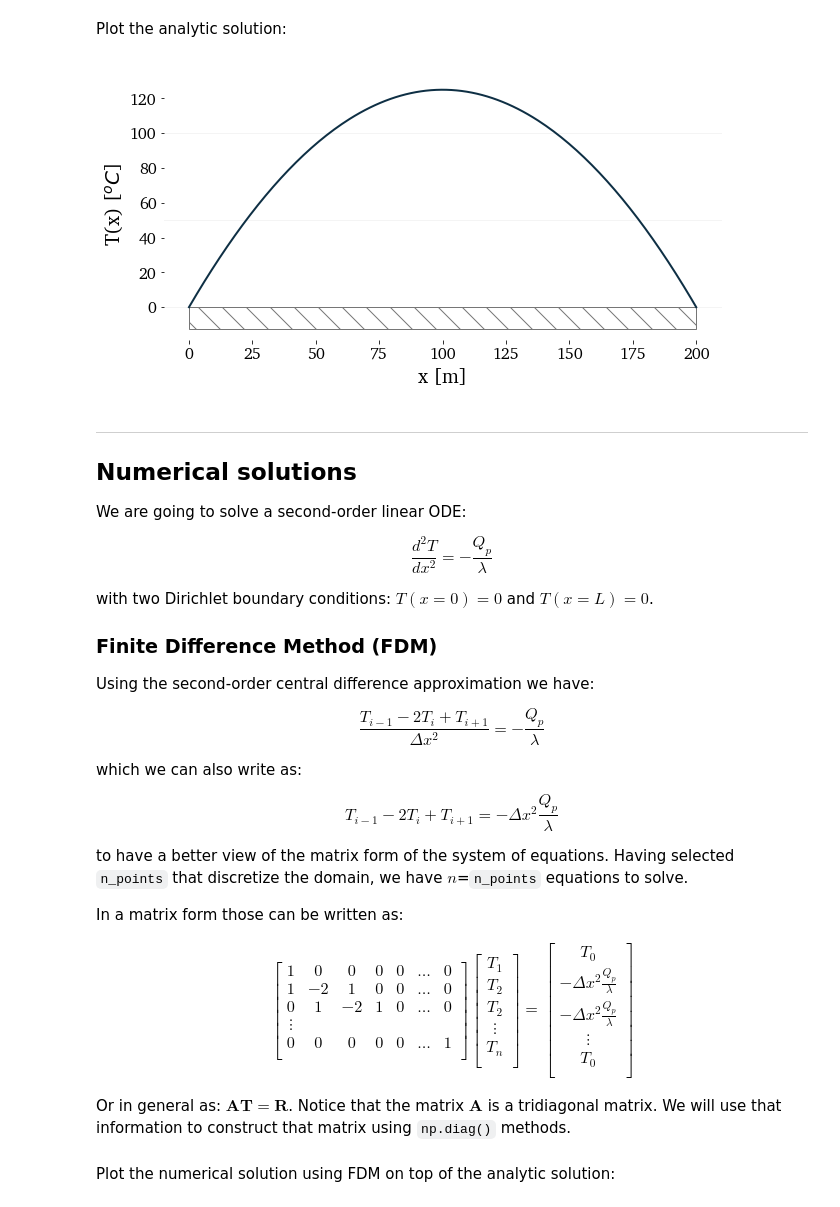
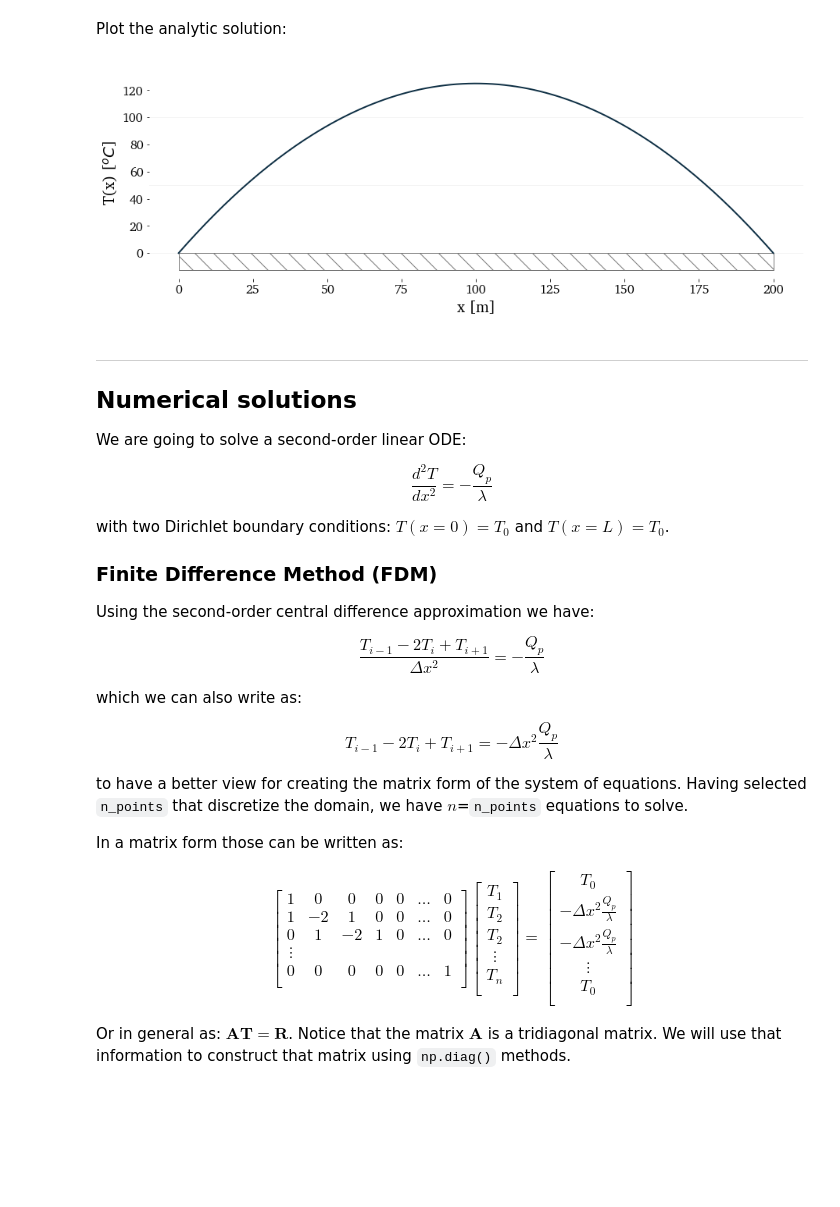
Before and after one commit to kamilazdybal/fluid-dynamics-and-transport-phenomena, a Jupyter notebook: transport-phenomena-with-Python/code/example-heat-transfer-in-a-rod.ipynb, the cells around one changed output. Drawn from its saved outputs; the diff is of its cells as text; code cells hidden in the pictures; blank space fills up the shorter version.

Commit message:
Heat transfer tutorial

```diff
--- a/transport-phenomena-with-Python/code/example-heat-transfer-in-a-rod.ipynb
+++ b/transport-phenomena-with-Python/code/example-heat-transfer-in-a-rod.ipynb
@@ -56,49 +98,11 @@ x = np.linspace(0, L, n_points)
 T = - Qp/(2*𝝀) * (x**2 - L * x) + T0
 # %% [markdown]
 Plot the analytic solution:
-# %%
-figure = plt.figure(figsize=(10, 5))
-ax1 = figure.add_subplot(1,1,1)
-plt.plot(x, T, color=line_color, linestyle='-', linewidth=2.0, zorder=1)
-plt.xlabel(r'x [m]', fontsize=fontsize_labels, **csfont)
-plt.ylabel(r'T(x) [$^o C$]', fontsize=fontsize_labels, **csfont)
-plt.xlim(-0.05*L, 1.05*L)
-plt.ylim(-0.15*max(T), 1.1*max(T))
-ax1.spines["top"].set_visible(False)
-ax1.spines["bottom"].set_visible(False)
-ax1.spines["right"].set_visible(False)
-ax1.spines["left"].set_visible(False)
-ax1.margins(x=0)
-plt.rcParams['axes.xmargin'] = 0
-
-ax1.add_patch(
-    patches.Rectangle(
-        (0, -0.1*max(T)),
-        L,
-        0.1*max(T),
-        Fill=False,
-        edgecolor=bar_color,
-        linewidth=1,
-        hatch='\\'
-    )
-)
-
-for label in (ax1.get_xticklabels()):
-    label.set_fontname('Charter')
-    label.set_fontweight('regular')
-    label.set_fontsize(fontsize_axes)
-
-for label in (ax1.get_yticklabels()):
-    label.set_fontname('Charter')
-    label.set_fontweight('regular')
-    label.set_fontsize(fontsize_axes)
-
-for y in np.arange(min(T), 1.1*max(T), 50):
-    plt.plot([-0.05*L, 1.05*L], [y, y], "-", lw=1, color=help_lines, zorder=-1, alpha=0.4)
-
-if save_plots==True: plt.savefig('../plots/example-heat-transfer-in-a-rod-analytic.png', dpi = 500, bbox_inches='tight')
-# %% [output]
-[figure, removed]
+# %%
+plot_solution(x, T)
+if save_plots==True: plt.savefig('../plots/example-heat-transfer-in-a-rod-analytic.png', dpi = 500, bbox_inches='tight')
+# %% [output]
+[figure, added]
 # %% [markdown]
 ***
 
@@ -108,7 +112,7 @@ We are going to solve a second-order linear ODE:
 
 $$\frac{d^2 T}{dx^2} = - \frac{Q_p}{\lambda}$$
 
-with two Dirichlet boundary conditions: $T(x=0) = 0$ and $T(x=L) = 0$.
+with two Dirichlet boundary conditions: $T(x=0) = T_0$ and $T(x=L) = T_0$.
 
 ### Finite Difference Method (FDM)
 
@@ -120,7 +124,7 @@ which we can also write as:
 
 $$T_{i-1} - 2 T_i + T_{i+1} = - \Delta x^2 \frac{Q_p}{\lambda}$$
 
-to have a better view of the matrix form of the system of equations. Having selected `n_points` that discretize the domain, we have $n$=`n_points` equations to solve.
+to have a better view for creating the matrix form of the system of equations. Having selected `n_points` that discretize the domain, we have $n$=`n_points` equations to solve.
 
 In a matrix form those can be written as:
 
@@ -185,2 +186,0 @@ T_FDM = solve_with_fdm(n_points)
-# %% [markdown]
-Plot the numerical solution using FDM on top of the analytic solution:
```
Also changed, not shown: parts of 9 cells of this notebook, 5 other files.
